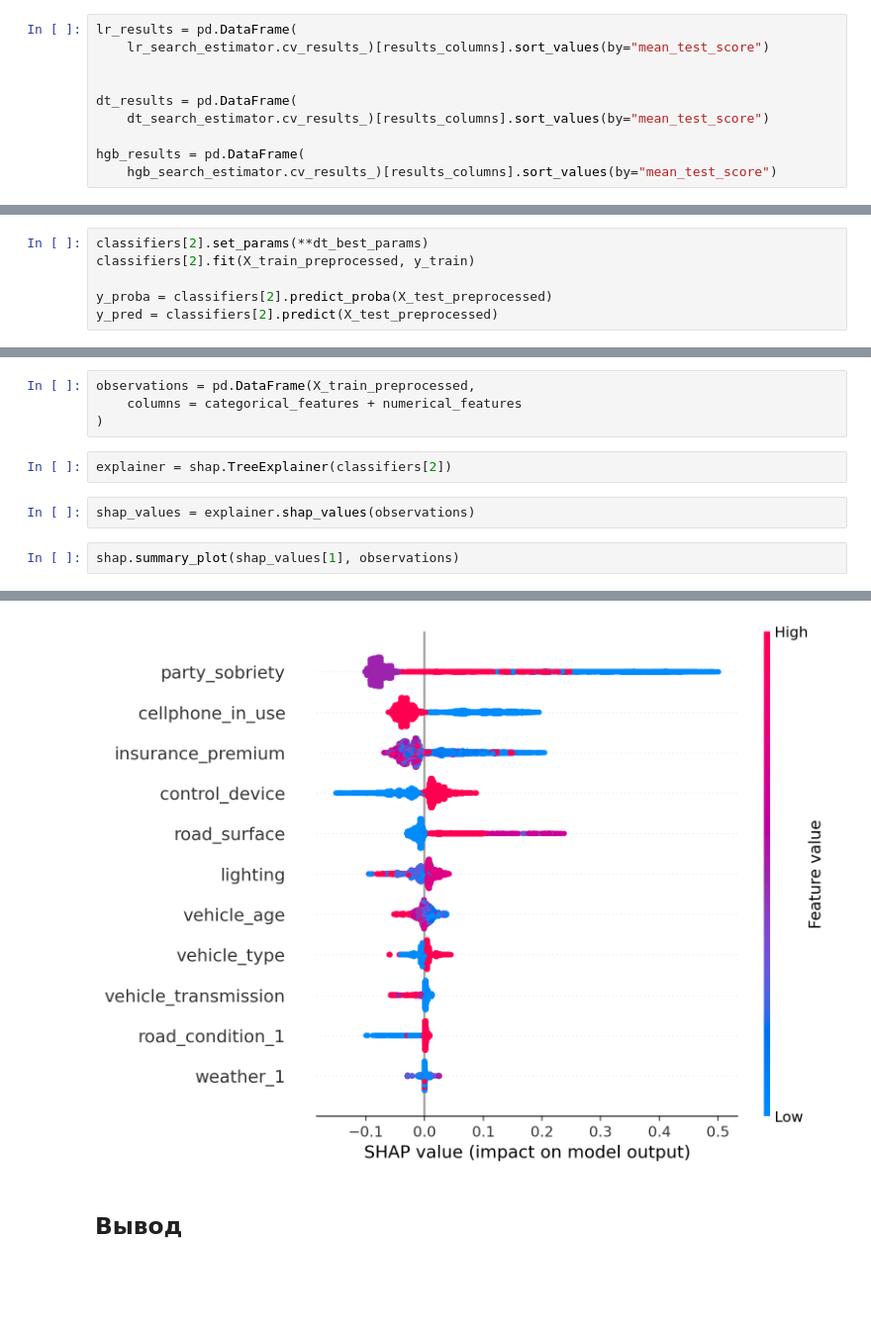
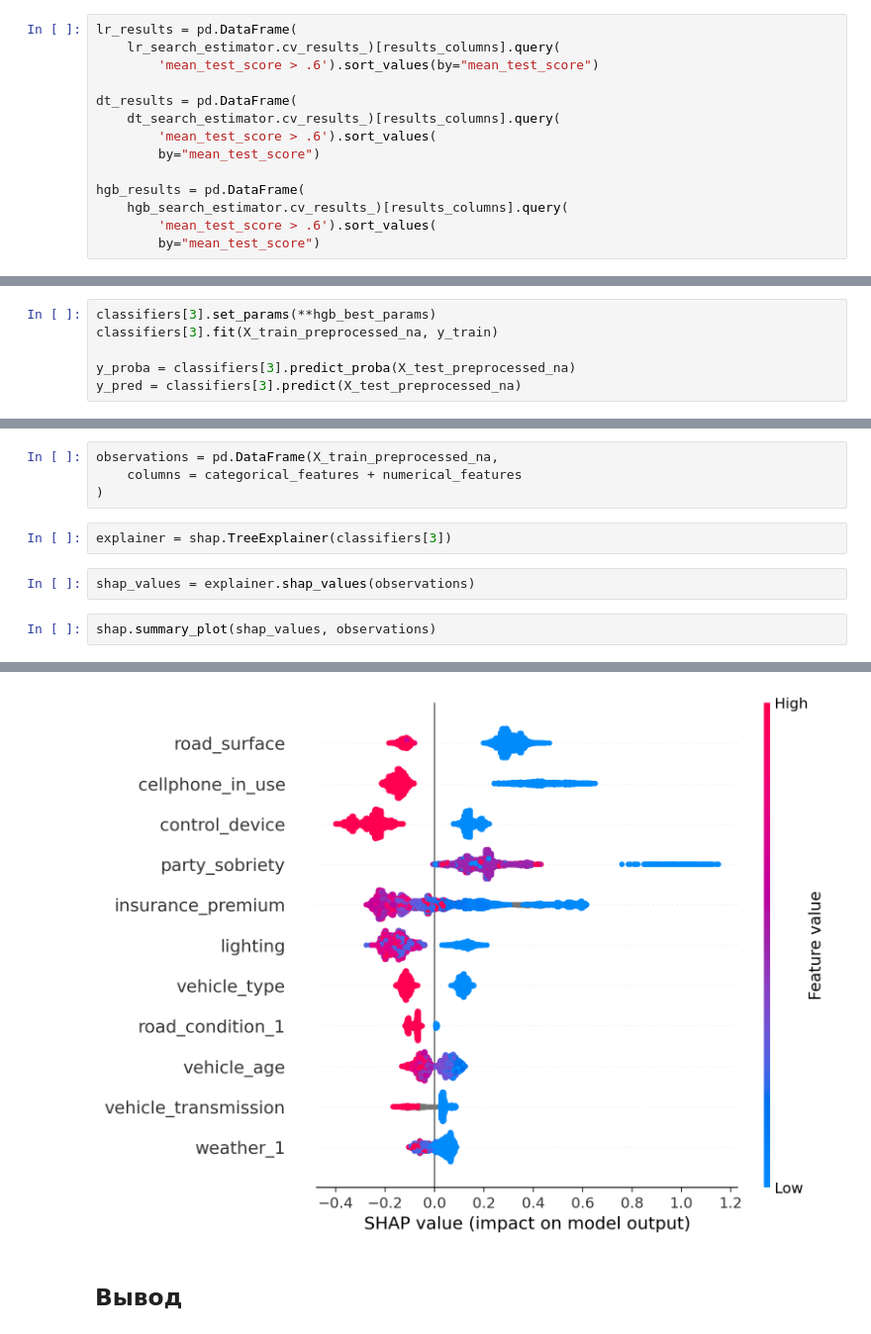
Before and after one commit to dimdasci/yp15-motor-vehicle-collisions, a Jupyter notebook: notebooks/yp15-motor-vehicle-collisions.ipynb, the cells around one changed output, grey strips where cells are left out. Shown at 99% size. Saved outputs shown, nothing was run; the diff lists cells and outputs as text; blank space fills up the shorter version.

```diff
--- a/notebooks/yp15-motor-vehicle-collisions.ipynb
+++ b/notebooks/yp15-motor-vehicle-collisions.ipynb
@@ -1290,14 +1330,18 @@ results_columns = [
 ]
 # %%
 lr_results = pd.DataFrame(
-    lr_search_estimator.cv_results_)[results_columns].sort_values(by="mean_test_score")
-
+    lr_search_estimator.cv_results_)[results_columns].query(
+        'mean_test_score > .6').sort_values(by="mean_test_score")
 
 dt_results = pd.DataFrame(
-    dt_search_estimator.cv_results_)[results_columns].sort_values(by="mean_test_score")
+    dt_search_estimator.cv_results_)[results_columns].query(
+        'mean_test_score > .6').sort_values(
+        by="mean_test_score")
 
 hgb_results = pd.DataFrame(
-    hgb_search_estimator.cv_results_)[results_columns].sort_values(by="mean_test_score")
+    hgb_search_estimator.cv_results_)[results_columns].query(
+        'mean_test_score > .6').sort_values(
+        by="mean_test_score")
 # %%
 fig, (ax1, ax2, ax3) = plt.subplots(3, 1, figsize=(10, 15))
 plot_searh_curve(lr_results, ax=ax1, model_name='LogistcRegression')
@@ -1377,11 +1421,11 @@ hgb_best_params
 - Для графического анализа будем использовать столбчатую диаграмму. В ней отразим зависимость числа ДТП от уровня трезвости. Проанализируем график, сделаем выводы.
 - Предложить оборудовать автомобиль анализатором алкогольного опьянения. Измерение состояния при посадке сделать обязательным условием допуска за руль. А чтобы убедиться, что в трубку дышит именно водитель, добавить камеру, направленную на водительское место.
 # %%
-classifiers[2].set_params(**dt_best_params)
-classifiers[2].fit(X_train_preprocessed, y_train)
+classifiers[3].set_params(**hgb_best_params)
+classifiers[3].fit(X_train_preprocessed_na, y_train)
 
-y_proba = classifiers[2].predict_proba(X_test_preprocessed)
-y_pred = classifiers[2].predict(X_test_preprocessed)
+y_proba = classifiers[3].predict_proba(X_test_preprocessed_na)
+y_pred = classifiers[3].predict(X_test_preprocessed_na)
 # %%
 print(classification_report(y_test, y_pred, target_names=["не виновен", "виновен"]))
 # %% [output]
@@ -1401,18 +1445,18 @@ array([[2383, 1148],
 # %% [markdown]
 ### SHAP
 # %%
-observations = pd.DataFrame(X_train_preprocessed,
+observations = pd.DataFrame(X_train_preprocessed_na,
     columns = categorical_features + numerical_features
 )
 # %%
-explainer = shap.TreeExplainer(classifiers[2])
+explainer = shap.TreeExplainer(classifiers[3])
 # %%
 shap_values = explainer.shap_values(observations)
 # %%
-shap.summary_plot(shap_values[1], observations)
+shap.summary_plot(shap_values, observations)
 # %% [output]
 No data for colormapping provided via 'c'. Parameters 'vmin', 'vmax' will be ignored
-[figure, old version]
+[figure, new version]
 # %% [markdown]
 ## Вывод
 # %% [markdown]
```
Also changed, not shown: parts of 18 cells of this notebook.
